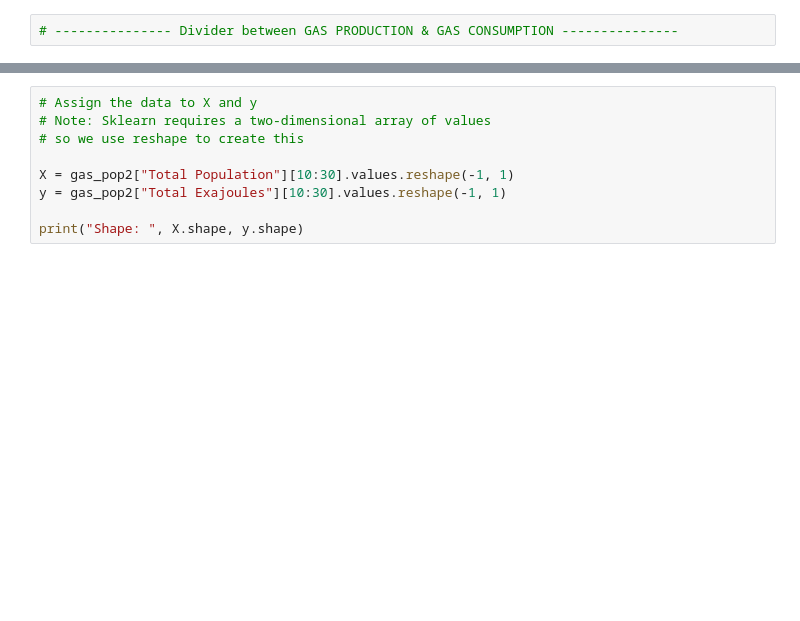
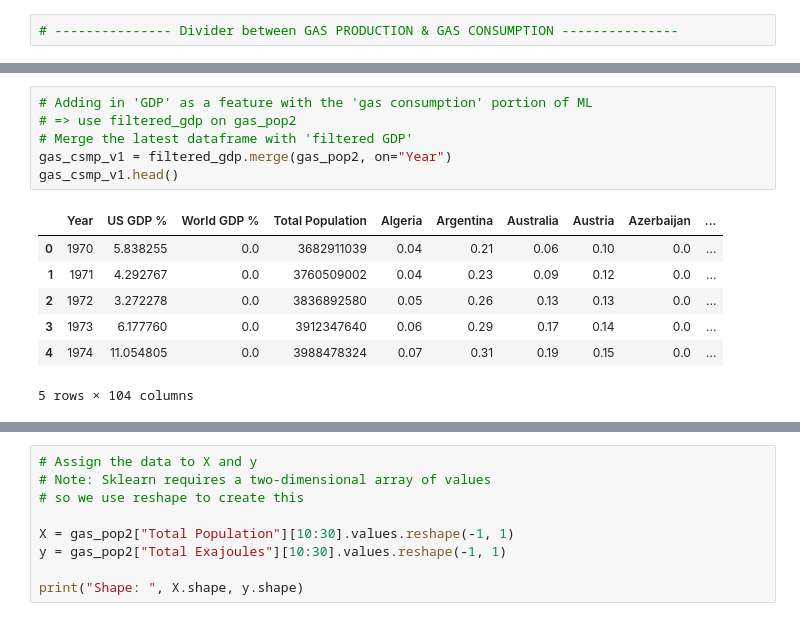
Before and after one commit to minerva-b/Final_Team_Project, a Jupyter notebook: minerva/MachineLearning_Gas_1970-2019.ipynb, the cells around one changed output, grey strips where cells are left out. Drawn from its saved outputs; the diff is of its cells as text; blank space fills up the shorter version.

Commit message:
Updating ML notebook with added features to the gas consumption portion

```diff
--- a/minerva/MachineLearning_Gas_1970-2019.ipynb
+++ b/minerva/MachineLearning_Gas_1970-2019.ipynb
@@ -340,0 +375,14 @@ gas_pop2
+# %%
+# Adding in 'GDP' as a feature with the 'gas consumption' portion of ML
+# => use filtered_gdp on gas_pop2
+# Merge the latest dataframe with 'filtered GDP'
+gas_csmp_v1 = filtered_gdp.merge(gas_pop2, on="Year")
+gas_csmp_v1.head()
+# %% [output]
+|  | Year | US GDP % | World GDP % | Total Population | Algeria | Argentina | Australia | Austria | Azerbaijan | ... |
+| 0 | 1970 | 5.838255 | 0.0 | 3682911039 | 0.04 | 0.21 | 0.06 | 0.10 | 0.0 | ... |
+| 1 | 1971 | 4.292767 | 0.0 | 3760509002 | 0.04 | 0.23 | 0.09 | 0.12 | 0.0 | ... |
+| 2 | 1972 | 3.272278 | 0.0 | 3836892580 | 0.05 | 0.26 | 0.13 | 0.13 | 0.0 | ... |
+| 3 | 1973 | 6.177760 | 0.0 | 3912347640 | 0.06 | 0.29 | 0.17 | 0.14 | 0.0 | ... |
+| 4 | 1974 | 11.054805 | 0.0 | 3988478324 | 0.07 | 0.31 | 0.19 | 0.15 | 0.0 | ... |
+5 rows × 104 columns
```
Also changed, not shown: parts of 9 cells of this notebook.
